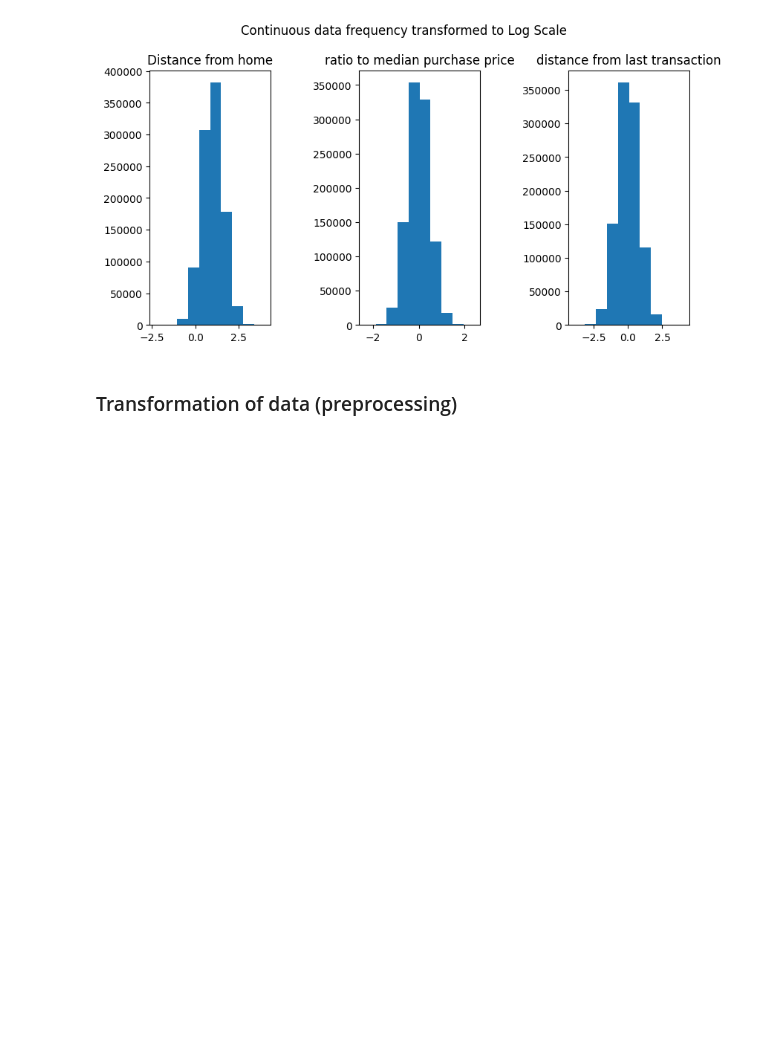
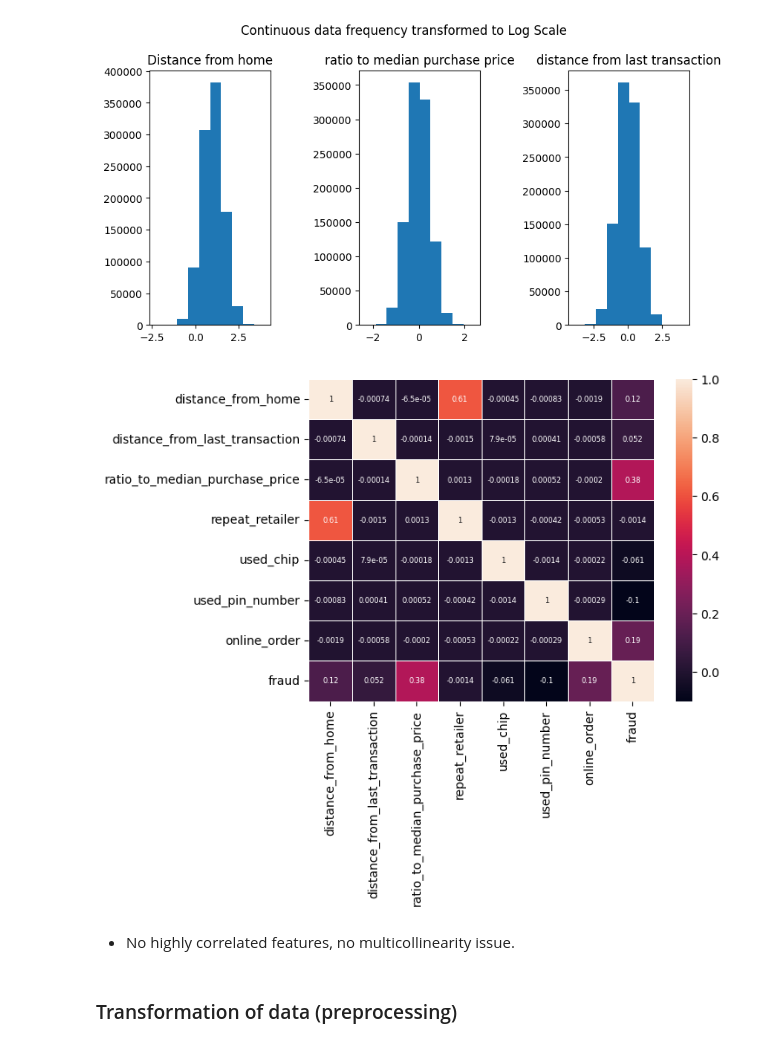
Before and after one commit to MrPaterax/Fin-ML-Project, a Jupyter notebook: Credit Card Fraud (KNN & logistic regression).ipynb, the cells around one changed output. Saved outputs shown, nothing was run; the diff lists cells and outputs as text; code cells hidden in the pictures; blank space fills up the shorter version.

```diff
--- a/Credit Card Fraud (KNN & logistic regression).ipynb
+++ b/Credit Card Fraud (KNN & logistic regression).ipynb
@@ -108,6 +108,14 @@ axes2[2].set_title("distance from last transaction")
 plt.show()
 # %% [output]
 [figure]
+# %%
+corr = cc_df.corr()
+sns.heatmap(corr, linewidths = .4, annot=True,annot_kws={"fontsize":6})
+plt.show()
+# %% [output]
+[figure, added]
+# %% [markdown]
+- No highly correlated features, no multicollinearity issue.
 # %% [markdown]
 ### Transformation of data (preprocessing)
 # %%
```
Also changed, not shown: parts of 12 cells of this notebook.
